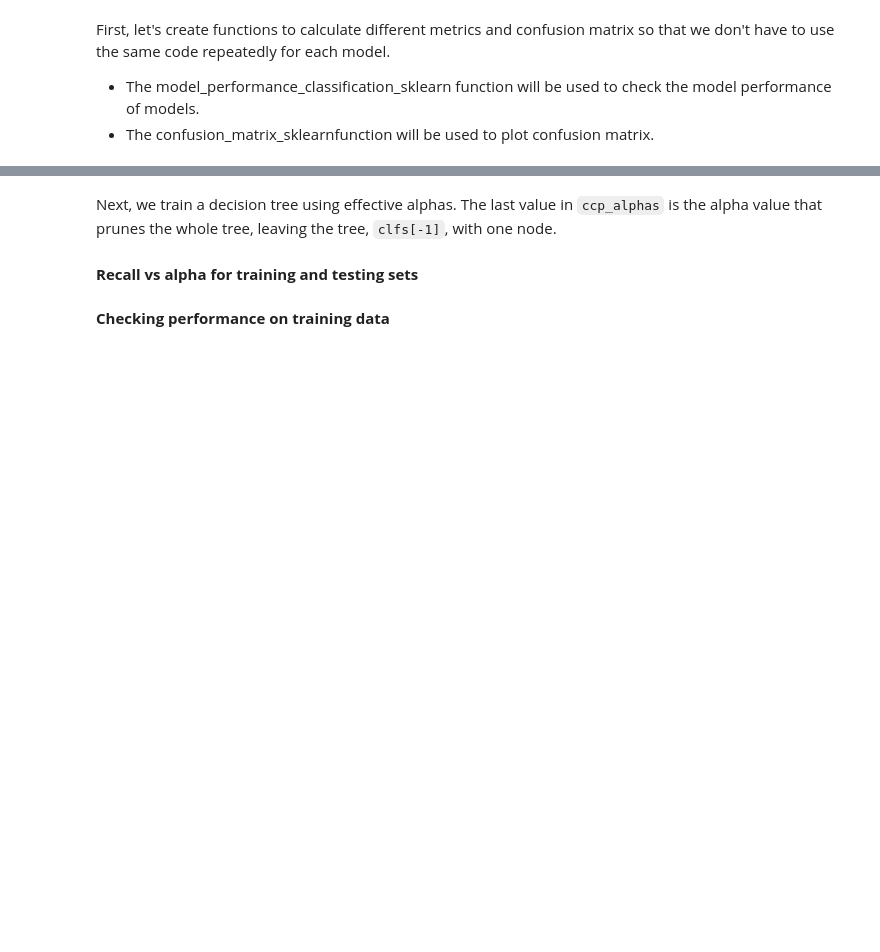
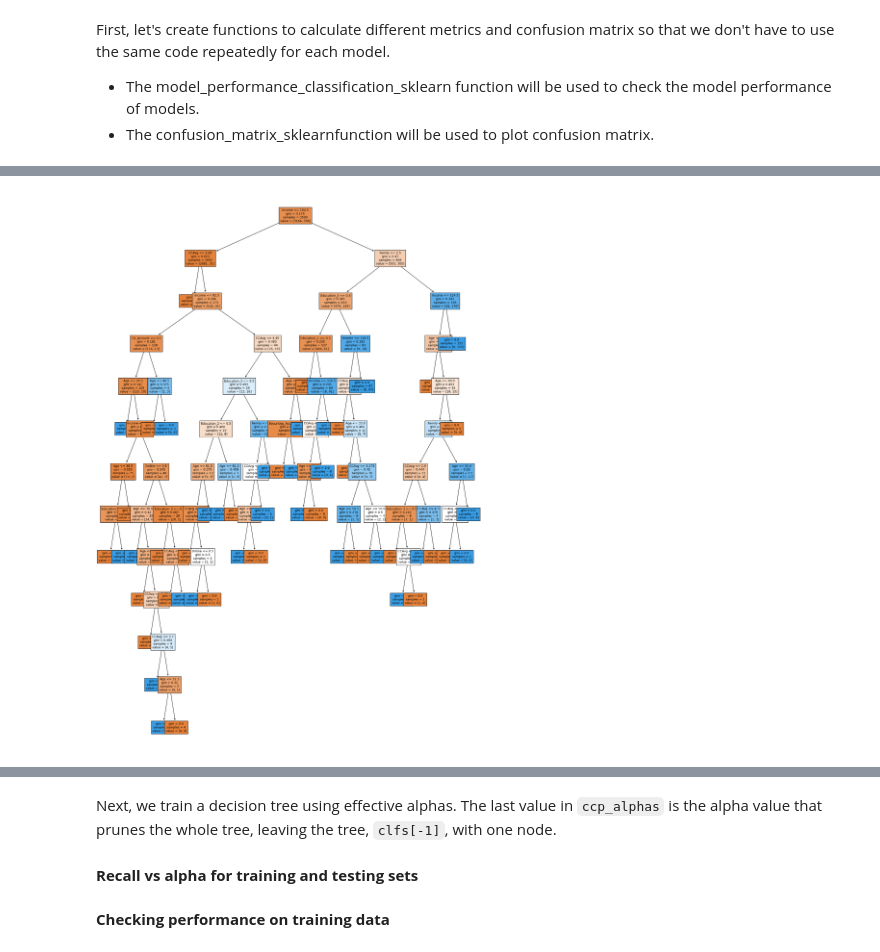
Before and after one commit to RashmiJK/PGP-AIML-PersonalLoan-ML, a Jupyter notebook: loan_purchase_modelling_dt.ipynb, the cells around one changed output, grey strips where cells are left out. Saved outputs shown, nothing was run; the diff lists cells and outputs as text; code cells hidden in the pictures; blank space fills up the shorter version.

```diff
--- a/loan_purchase_modelling_dt.ipynb
+++ b/loan_purchase_modelling_dt.ipynb
@@ -1030,18 +1043,20 @@ print(feature_names)
 # %%
 plt.figure(figsize=(20, 30))
 out = tree.plot_tree(
-    model,
+    model_default,
     feature_names=feature_names,
     filled=True,
     fontsize=9,
     node_ids=False,
     class_names=None,
 )
-# below code will add arrows to the decision tree split if they are missing
+# Add arrows to the decision tree split if they are missing
 for o in out:
     arrow = o.arrow_patch
     if arrow is not None:
         arrow.set_edgecolor("black")
         arrow.set_linewidth(1)
 plt.show()
+# %% [output]
+[figure, added]
 # %%
```
Also changed, not shown: parts of 44 cells of this notebook.
